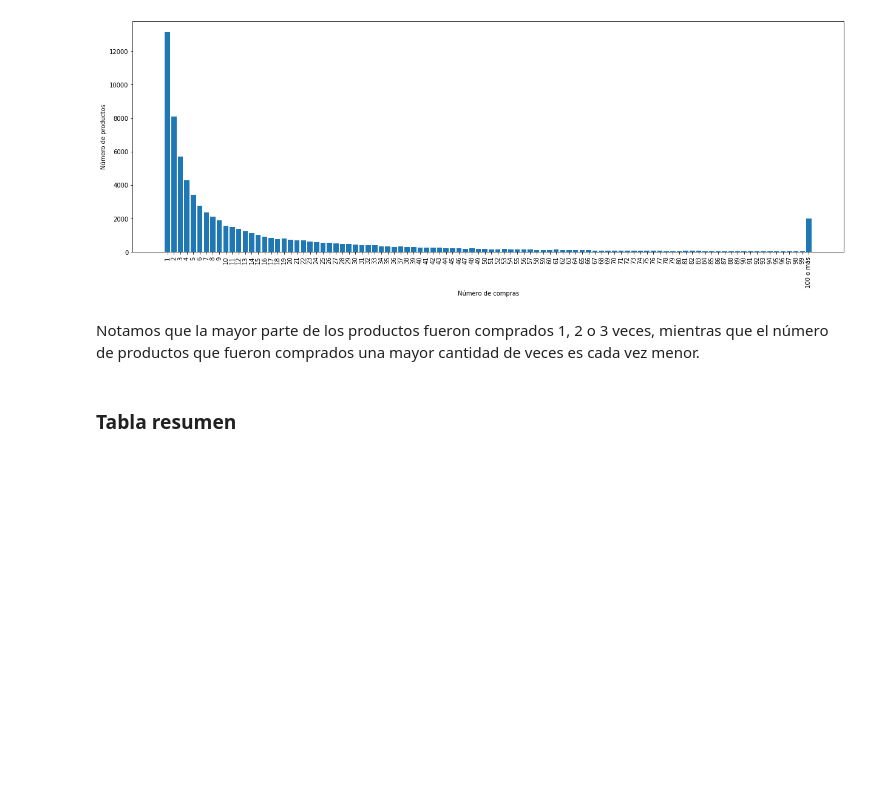
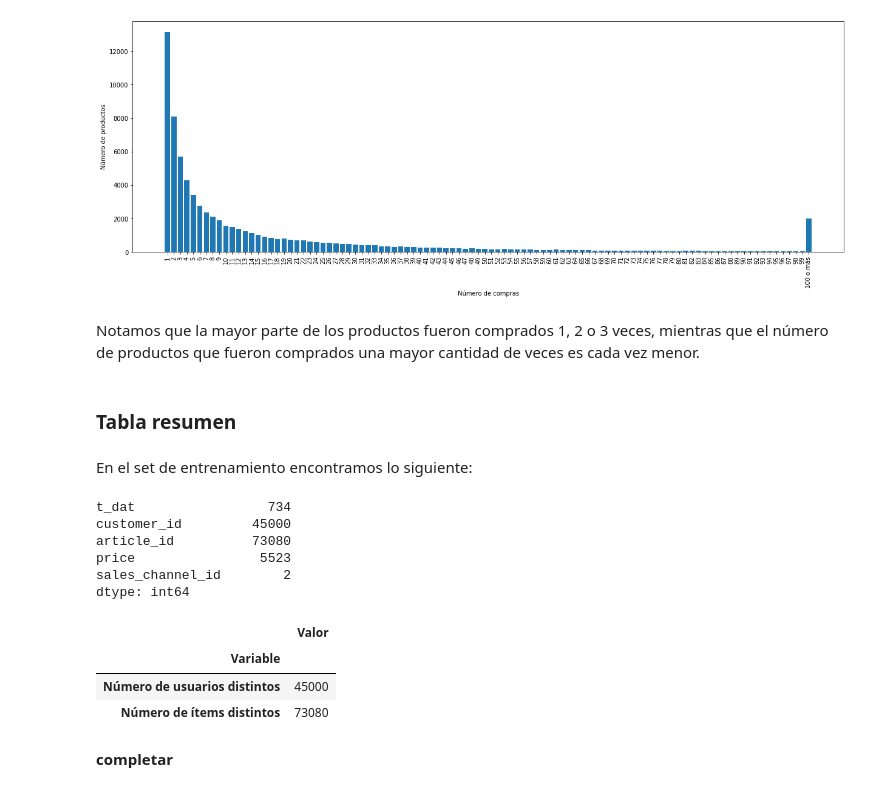
Before and after one commit to sebac820/tarea-1-recsys, a Jupyter notebook: Tarea.ipynb, the cells around one changed output. Drawn from its saved outputs; the diff is of its cells as text; code cells hidden in the pictures; blank space fills up the shorter version.

```diff
--- a/Tarea.ipynb
+++ b/Tarea.ipynb
@@ -152,3 +152,28 @@ plt.show()
 Notamos que la mayor parte de los productos fueron comprados 1, 2 o 3 veces, mientras que el número de productos que fueron comprados una mayor cantidad de veces es cada vez menor.
 # %% [markdown]
 ### Tabla resumen
+# %% [markdown]
+En el set de entrenamiento encontramos lo siguiente:
+# %%
+# Obtenemos los valores únicos:
+valores_unicos = train_set.nunique()
+valores_unicos
+# %% [output]
+t_dat                 734
+customer_id         45000
+article_id          73080
+price                5523
+sales_channel_id        2
+dtype: int64
+# %%
+tabla_resumen = pd.DataFrame(index=pd.CategoricalIndex(data=[], name='Variable'), columns=['Valor'])
+tabla_resumen.loc['Número de usuarios distintos'] = valores_unicos['customer_id']
+tabla_resumen.loc['Número de ítems distintos'] = valores_unicos['article_id']
+tabla_resumen
+# %% [output]
+|  | Valor |
+| Variable |  |
+| Número de usuarios distintos | 45000 |
+| Número de ítems distintos | 73080 |
+# %% [markdown]
+**completar**
```
